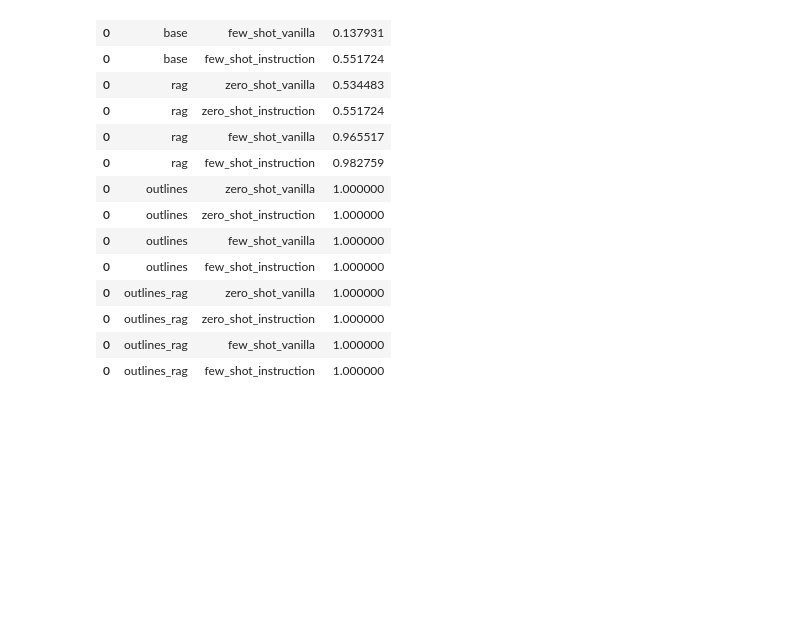
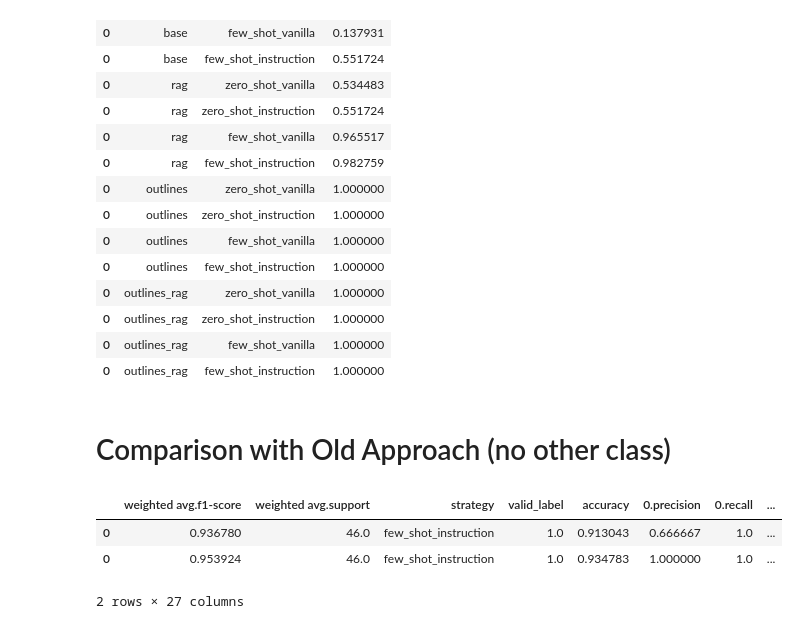
Before and after one commit to maregli/inf-extr, a Jupyter notebook: notebooks/ms-prediction/evaluation-prompt.ipynb, the cells around one changed output. Saved outputs shown, nothing was run; the diff lists cells and outputs as text; code cells hidden in the pictures; blank space fills up the shorter version.

Commit message:
comparison to old approach

```diff
--- a/notebooks/ms-prediction/evaluation-prompt.ipynb
+++ b/notebooks/ms-prediction/evaluation-prompt.ipynb
@@ -466,3 +466,5 @@ overall_results[['approach', 'strategy', 'valid_label']]
 | 0 | outlines_rag | zero_shot_instruction | 1.000000 |
 | 0 | outlines_rag | few_shot_vanilla | 1.000000 |
 | 0 | outlines_rag | few_shot_instruction | 1.000000 |
+# %% [markdown]
+# Comparison with Old Approach (no other class)
@@ -468,0 +489,10 @@ overall_results[['approach', 'strategy', 'valid_label']]
+# %%
+summary_no = summarize_performance(["ms-diag_outlines_Llama2-MedTuned-13b_4bit_all_test_few_shot_instruction_no.pt",
+                                    "ms-diag_outlines_Llama2-MedTuned-13b_4bit_all_test_few_shot_instruction_rag_no.pt"], labels="label_encodings_Llama2-MedTuned-13b.pt", load_line=False, load_outlines=True)
+# %%
+summary_no
+# %% [output]
+|  | weighted avg.f1-score | weighted avg.support | strategy | valid_label | accuracy | 0.precision | 0.recall | ... |
+| 0 | 0.936780 | 46.0 | few_shot_instruction | 1.0 | 0.913043 | 0.666667 | 1.0 | ... |
+| 0 | 0.953924 | 46.0 | few_shot_instruction | 1.0 | 0.934783 | 1.000000 | 1.0 | ... |
+2 rows × 27 columns
```
Also changed, not shown: parts of 3 cells of this notebook, 1 other file.
